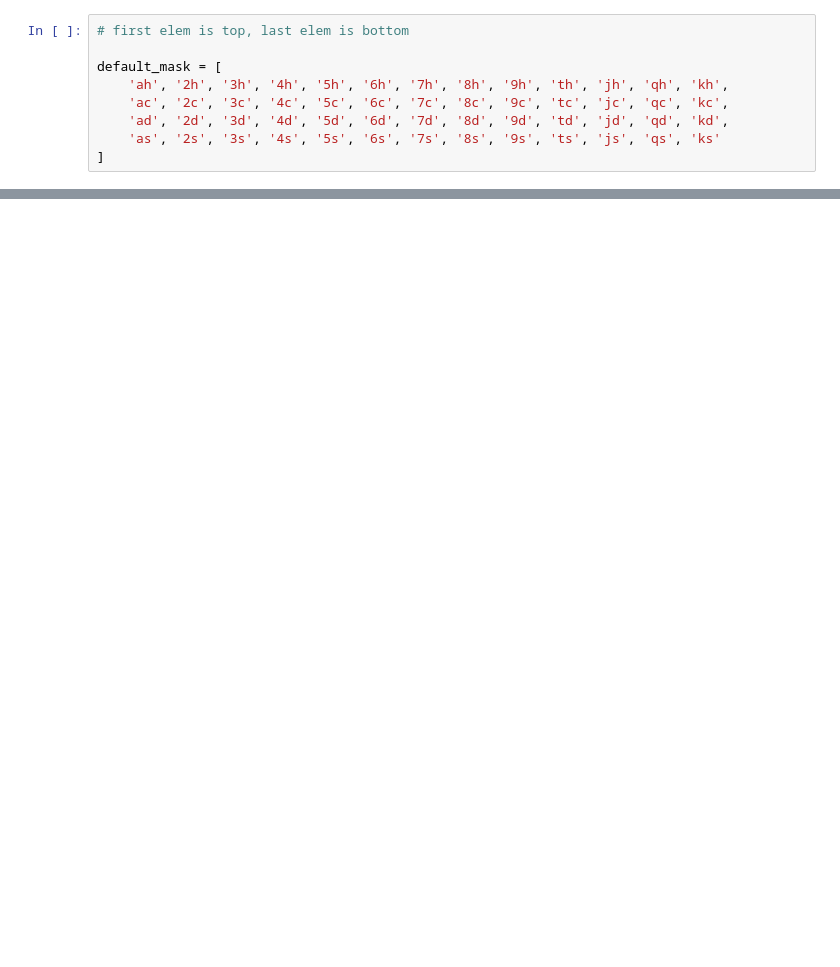
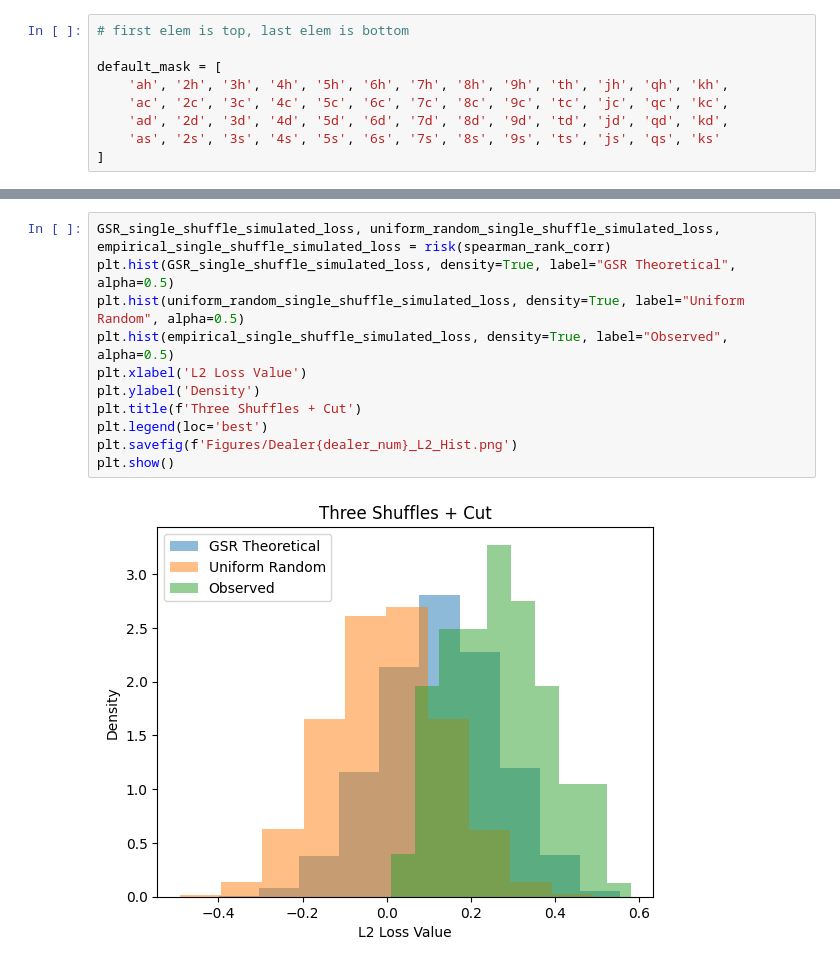
Before and after one commit to ajgrover/HonorsThesis, a Jupyter notebook: Code.ipynb, the cells around one changed output, grey strips where cells are left out. Cells and saved outputs as stored; diff of their text form; blank space fills up the shorter version.

```diff
--- a/Code.ipynb
+++ b/Code.ipynb
@@ -192,0 +545,13 @@ plt.show()
+# %%
+GSR_single_shuffle_simulated_loss, uniform_random_single_shuffle_simulated_loss, empirical_single_shuffle_simulated_loss = risk(spearman_rank_corr)
+plt.hist(GSR_single_shuffle_simulated_loss, density=True, label="GSR Theoretical", alpha=0.5)
+plt.hist(uniform_random_single_shuffle_simulated_loss, density=True, label="Uniform Random", alpha=0.5)
+plt.hist(empirical_single_shuffle_simulated_loss, density=True, label="Observed", alpha=0.5)
+plt.xlabel('L2 Loss Value')
+plt.ylabel('Density')
+plt.title(f'Three Shuffles + Cut')
+plt.legend(loc='best')
+plt.savefig(f'Figures/Dealer{dealer_num}_L2_Hist.png')
+plt.show()
+# %% [output]
+[figure, added]
```
Also changed, not shown: parts of 20 cells of this notebook, 33 other files.
